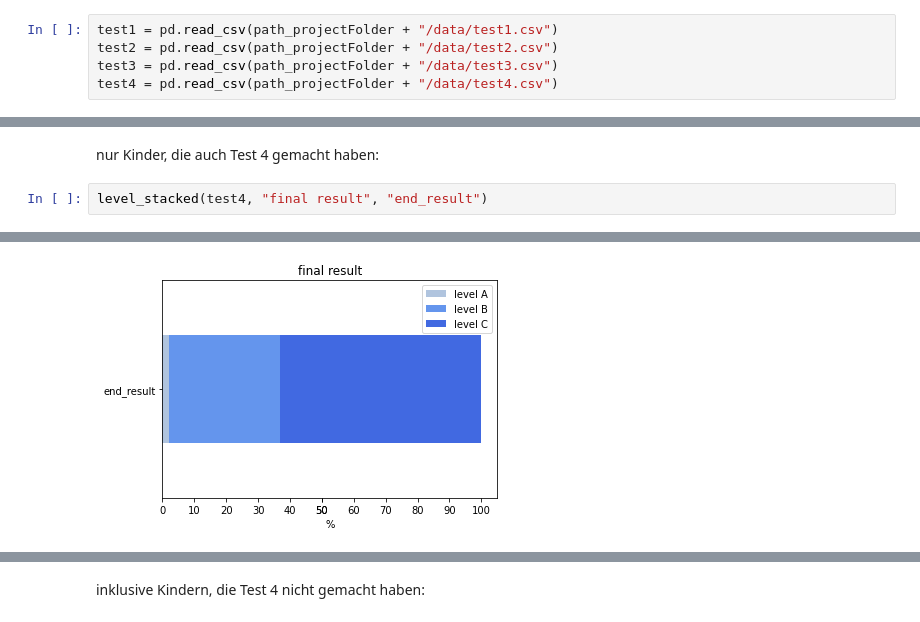
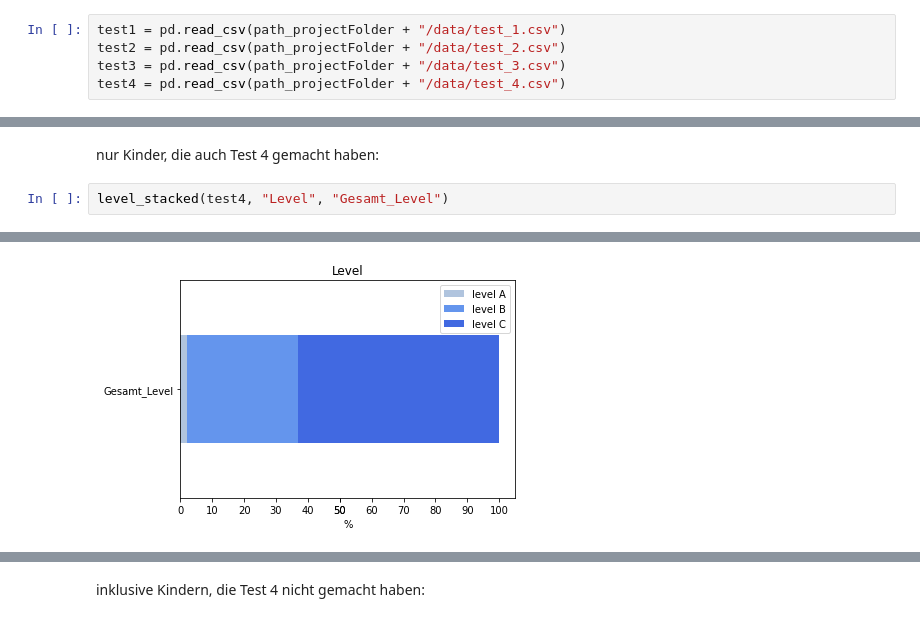
Before and after one commit to imkeines/tiria_data, a Jupyter notebook: Data_EDA.ipynb, the cells around one changed output, grey strips where cells are left out. Cells and saved outputs as stored; diff of their text form.

```diff
--- a/Data_EDA.ipynb
+++ b/Data_EDA.ipynb
@@ -40,9 +40,9 @@ path_projectFolder = os.getcwd()
 # %% [markdown]
 ### Load Data
 # %%
-test1 = pd.read_csv(path_projectFolder + "/data/test1.csv")
-test2 = pd.read_csv(path_projectFolder + "/data/test2.csv")
-test3 = pd.read_csv(path_projectFolder + "/data/test3.csv")
-test4 = pd.read_csv(path_projectFolder + "/data/test4.csv")
+test1 = pd.read_csv(path_projectFolder + "/data/test_1.csv")
+test2 = pd.read_csv(path_projectFolder + "/data/test_2.csv")
+test3 = pd.read_csv(path_projectFolder + "/data/test_3.csv")
+test4 = pd.read_csv(path_projectFolder + "/data/test_4.csv")
 # %% [output]
 [interactive output not drawn]
@@ -136,5 +162,5 @@ co = [
 # %% [markdown]
 nur Kinder, die auch Test 4 gemacht haben:
 # %%
-level_stacked(test4, "final result", "end_result")
+level_stacked(test4, "Level", "Gesamt_Level")
 # %% [output]
@@ -143,4 +169,4 @@ end_result  2.173913  34.782609  63.043478
-[figure, old version]
+[figure, new version]
 [interactive output not drawn]
 # %% [markdown]
 inklusive Kindern, die Test 4 nicht gemacht haben:
```
Also changed, not shown: parts of 34 cells of this notebook, 3 other files.
